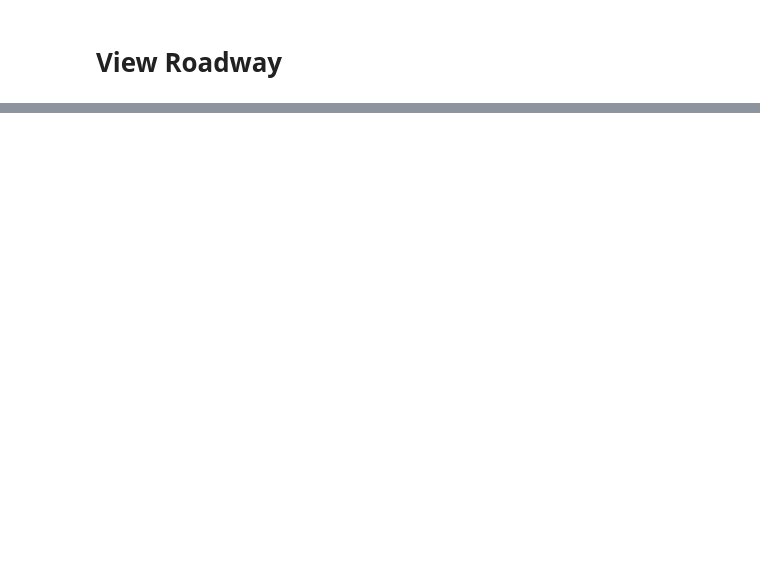
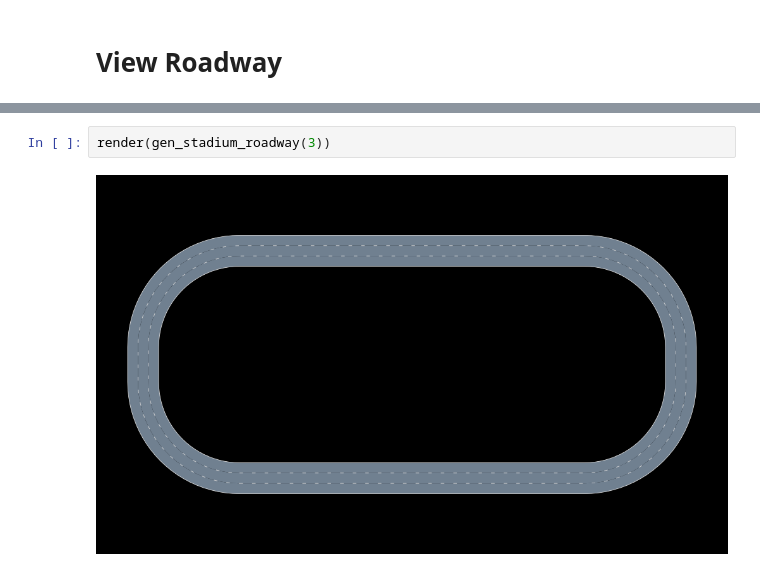
Before and after one commit to sisl/AutomotiveDrivingModels.jl, a Jupyter notebook: jnotebooks/ViewRoadway.ipynb, the cells around one changed output, grey strips where cells are left out. Saved outputs shown, nothing was run; the diff lists cells and outputs as text; blank space fills up the shorter version.

```diff
--- a/jnotebooks/ViewRoadway.ipynb
+++ b/jnotebooks/ViewRoadway.ipynb
@@ -66,0 +11,4 @@ get_test_roadway (generic function with 1 method)
+# %%
+render(gen_stadium_roadway(3))
+# %% [output]
+[figure, added]
```
Also changed, not shown: parts of 9 cells of this notebook, 1 other file.
